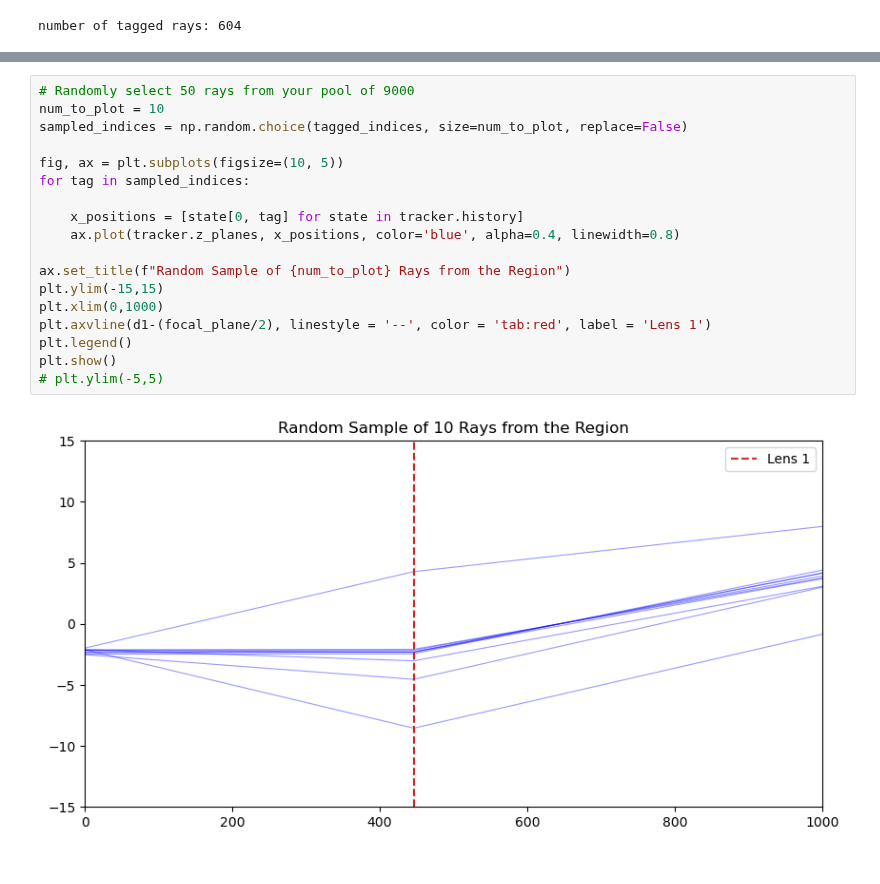
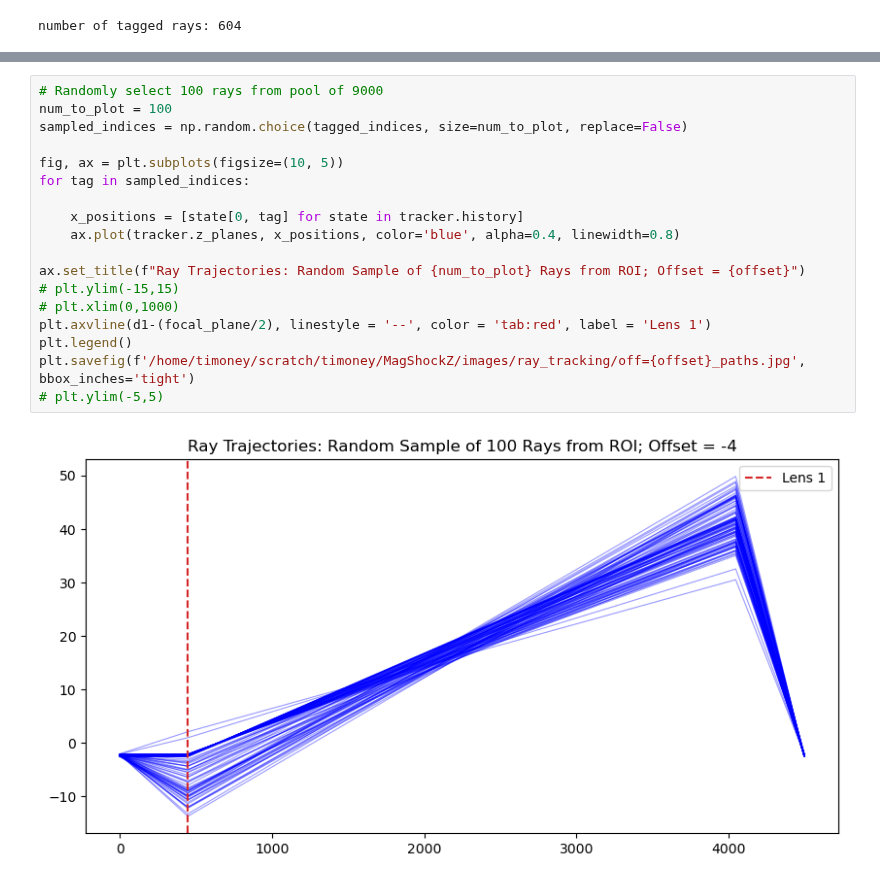
Before and after one commit to alextimoney/LIONZ_MagShockZ, a Jupyter notebook: particle_tracking/ray_tagging.ipynb, the cells around one changed output, grey strips where cells are left out. Cells and saved outputs as stored; diff of their text form.

```diff
--- a/particle_tracking/ray_tagging.ipynb
+++ b/particle_tracking/ray_tagging.ipynb
@@ -239,20 +254,20 @@ print(len(cut_rays))
 # %%
-# Randomly select 50 rays from your pool of 9000
-num_to_plot = 10
+# Randomly select 100 rays from pool of 9000
+num_to_plot = 100
 sampled_indices = np.random.choice(tagged_indices, size=num_to_plot, replace=False)
 
 fig, ax = plt.subplots(figsize=(10, 5))
 for tag in sampled_indices:
 
     x_positions = [state[0, tag] for state in tracker.history]
     ax.plot(tracker.z_planes, x_positions, color='blue', alpha=0.4, linewidth=0.8)
 
-ax.set_title(f"Random Sample of {num_to_plot} Rays from the Region")
-plt.ylim(-15,15)
-plt.xlim(0,1000)
+ax.set_title(f"Ray Trajectories: Random Sample of {num_to_plot} Rays from ROI; Offset = {offset}")
+# plt.ylim(-15,15)
+# plt.xlim(0,1000)
 plt.axvline(d1-(focal_plane/2), linestyle = '--', color = 'tab:red', label = 'Lens 1')
 plt.legend()
-plt.show()
+plt.savefig(f'/home/timoney/scratch/timoney/MagShockZ/images/ray_tracking/off={offset}_paths.jpg', bbox_inches='tight')
 # plt.ylim(-5,5)
 # %% [output]
-[figure, old version]
+[figure, new version]
```
Also changed, not shown: parts of 44 cells of this notebook, 2 other files.
